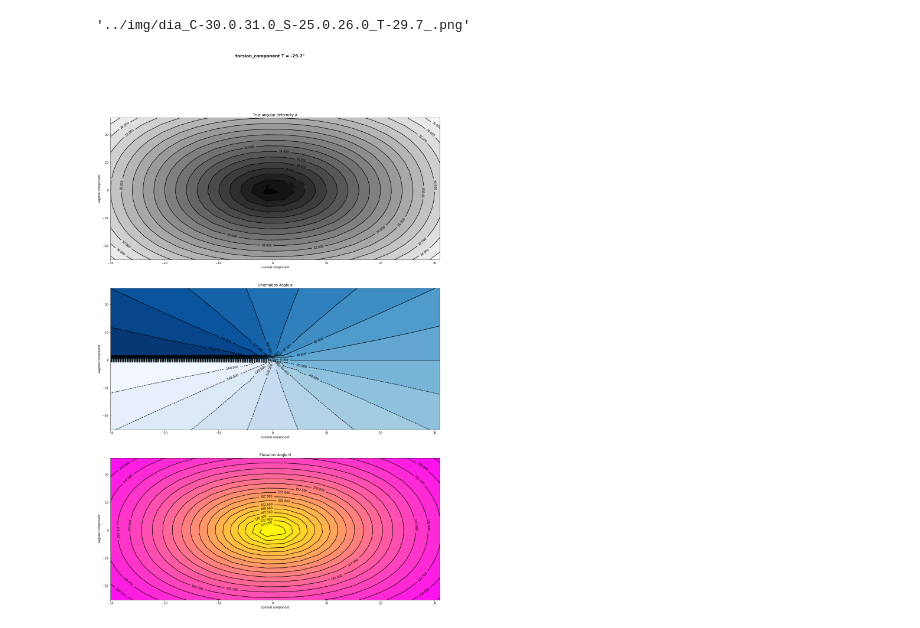
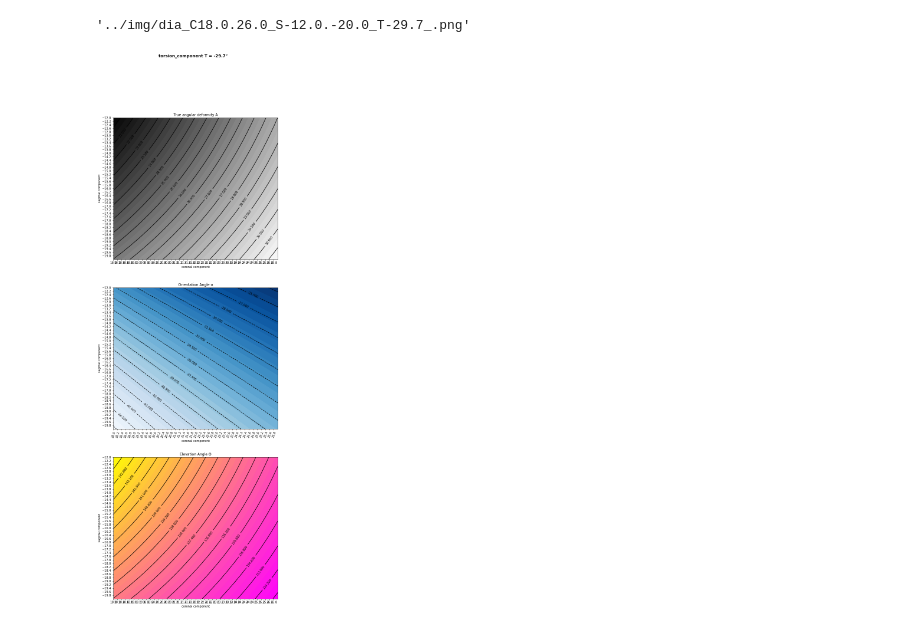
Before and after one commit to butayama/osteotomy_calc, a Jupyter notebook: scripts/osteotomy_parameterstudien_a_03.ipynb, the cells around one changed output. Cells and saved outputs as stored; diff of their text form; code cells hidden in the pictures.

Commit message:
einfügen von ticks

```diff
--- a/scripts/osteotomy_parameterstudien_a_03.ipynb
+++ b/scripts/osteotomy_parameterstudien_a_03.ipynb
@@ -12,12 +12,12 @@ color = sns.color_palette()
 # %%
 nc = 20
 ns = 20
-c_start = -30.
-c_stop = 31.
-s_start = -25.
-s_stop = 26.
-xt = np.arange(c_start, c_stop, step=1)
-yt = np.arange(s_start, s_stop, step=1)
+c_start = 18.
+c_stop = 26.
+s_start = -12.
+s_stop = -20.
+xt = np.arange(c_start, c_stop, step=0.2)
+yt = np.arange(s_start, s_stop, step=-0.2)
 # T = 45
 T = -29.7
 c = np.linspace(c_start, c_stop, nc)
@@ -27,7 +27,7 @@ X, Y = np.meshgrid(c, s)
 diagram_name
 # X, Y
 # %% [output]
-'../img/dia_C-30.0.31.0_S-25.0.26.0_T-29.7_.png'
+'../img/dia_C18.0.26.0_S-12.0.-20.0_T-29.7_.png'
 # %%
 def angles_to_rad(_c_a_d, _s_a_d, _t_a_d):
     c_a = np.radians(_c_a_d)
@@ -68,44 +68,42 @@ def np_true_angular_deformity(_c_a_d, _s_a_d, _t_a_d):
     return np.degrees(a_tad)
 
 
-fig27 = plt.figure(figsize=(20,30))
+fig27 = plt.figure(figsize=(10,30))
 # fig27.xaxis.set_minor_locator(AutoMinorLocator())
 # fig27.tick_params(which='both', width=2)
 # fig27.tick_params(which='major', length=7)
 # fig27.tick_params(which='minor', length=4, color='r')
 
 fig27.suptitle(f'torsion_component T = {T}°', fontsize=14, fontweight='bold')
-p_orientation = fig27.add_subplot(312)
-
-# p_orientation.xaxis.set_major_locator(MultipleLocator(5))
-# p_orientation.xaxis.set_major_formatter(FormatStrFormatter('%d'))
-# p_orientation.tick_params(which='minor', length=10, color='r')
-# p_orientation.xaxis.set_minor_locator(MultipleLocator(10))
+p_orientation = fig27.add_subplot(312, xticks=xt, yticks =yt)
+plt.xticks(rotation=70)
 p_orientation.set_title(f'Orientation Angle {chr(945)}')
 p_orientation.set_xlabel('coronal component')
 p_orientation.set_ylabel('sagittal component')
-img = p_orientation.contourf(X, Y, np_orientation_angle(X,Y,T), 20, cmap='Blues')
+img = p_orientation.contourf(X, Y, np_orientation_angle(X,Y,T), 40, cmap='Blues')
 hl = p_orientation.contour(X, Y, np_orientation_angle(X,Y,T), 20, colors='black', linewidth=.5)
 plt.clabel(hl, inline=1, fontsize=10)
 
 
-p_elevation = fig27.add_subplot(313)
+p_elevation = fig27.add_subplot(313, xticks=xt, yticks =yt)
+plt.xticks(rotation=70)
 p_elevation.set_title(f'Elevation Angle {chr(int("398", 16))}')
 p_elevation.set_xlabel('coronal component')
 p_elevation.set_ylabel('sagittal component')
-img = p_elevation.contourf(X, Y, np_elevation_angle(X,Y,T), 20, cmap='spring')
+img = p_elevation.contourf(X, Y, np_elevation_angle(X,Y,T), 40, cmap='spring')
 hl = p_elevation.contour(X, Y, np_elevation_angle(X,Y,T), 20, colors='black', linewidth=.5)
 plt.clabel(hl, inline=1, fontsize=10)
 # plt.subplots_adjust(hspace=0.2)
 
-p_true_angular_deformity = fig27.add_subplot(311)
+p_true_angular_deformity = fig27.add_subplot(311, xticks=xt, yticks =yt)
+plt.xticks(rotation=70)
 p_true_angular_deformity.set_title(f'True angular deformity A')
 p_true_angular_deformity.set_xlabel('coronal component')
 p_true_angular_deformity.set_ylabel('sagittal component')
-img = p_true_angular_deformity.contourf(X, Y, np_true_angular_deformity(X,Y,T), 20, cmap='gray')
+img = p_true_angular_deformity.contourf(X, Y, np_true_angular_deformity(X,Y,T), 40, cmap='gray')
 hl = p_true_angular_deformity.contour(X, Y, np_true_angular_deformity(X,Y,T), 20, colors='black', linewidth=.5)
 plt.clabel(hl, inline=1, fontsize=10)
 # plt.subplots_adjust(hspace=0.2)
 fig27.savefig(diagram_name)
 # %% [output]
-[figure, old version]
+[figure, new version]
```
Also changed, not shown: parts of 1 cell of this notebook.
